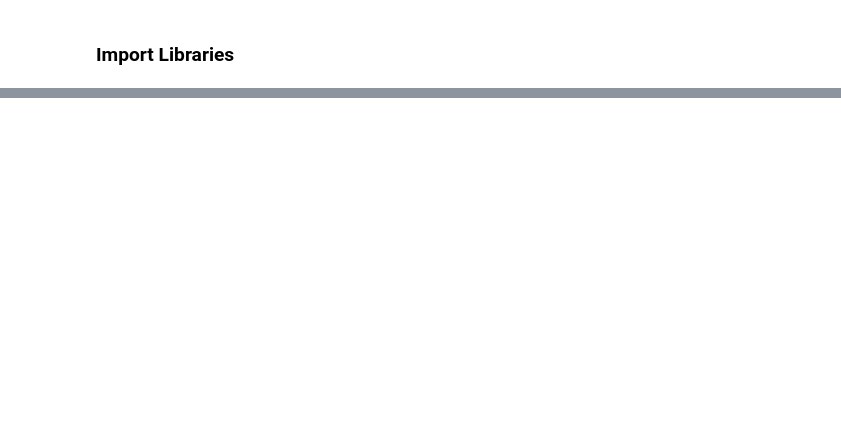
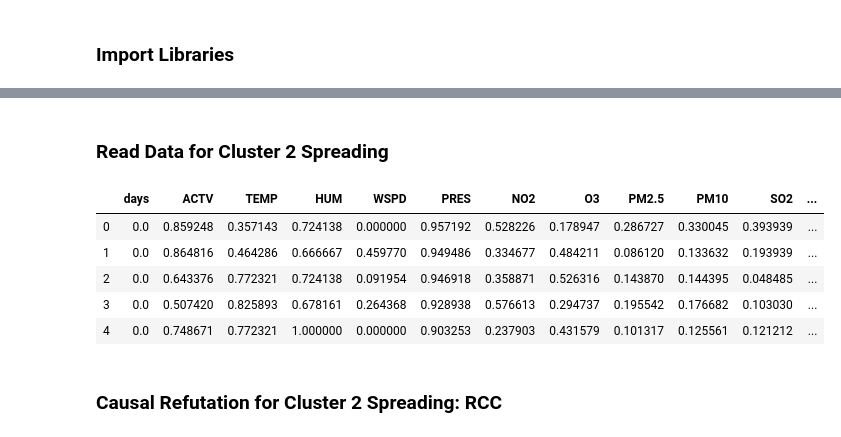
Before and after one commit to ritvik-iyer/EnvCausal-replication, a Jupyter notebook: scripts/causal_refutation.ipynb, the cells around one changed output, grey strips where cells are left out. Cells and saved outputs as stored; diff of their text form; code cells hidden in the pictures; blank space fills up the shorter version.

```diff
--- a/scripts/causal_refutation.ipynb
+++ b/scripts/causal_refutation.ipynb
@@ -125,0 +475,26 @@ New effect:0.06756068743849529
+# %% [markdown]
+### Read Data for Cluster 2 Spreading
+# %%
+# Load the data and train the XGBoost models
+root = os.path.dirname(os.getcwd())
+data_dir = os.path.join(root, 'data')
+### Cluster 1 Overall ###
+c1_overall_path = os.path.join(data_dir, 'time_cluster_2_spread.csv')
+c1_overall = pd.read_csv(c1_overall_path)
+all_vars = ['days', 'ACTV', 'TEMP', 'HUM', 'WSPD', 'PRES', 'NO2', 'O3', 'PM2.5', 'PM10', 'SO2', 'CO', 'Case']
+cluster1_df = c1_overall[all_vars]
+# Normalize the data
+scaler = MinMaxScaler()
+normalized = scaler.fit_transform(cluster1_df.values)
+cluster1_df_norm = pd.DataFrame(normalized)
+cluster1_df_norm.columns = cluster1_df.columns
+cluster1_df_norm.head()
+# %% [output]
+|  | days | ACTV | TEMP | HUM | WSPD | PRES | NO2 | O3 | PM2.5 | PM10 | SO2 | ... |
+| 0 | 0.0 | 0.859248 | 0.357143 | 0.724138 | 0.000000 | 0.957192 | 0.528226 | 0.178947 | 0.286727 | 0.330045 | 0.393939 | ... |
+| 1 | 0.0 | 0.864816 | 0.464286 | 0.666667 | 0.459770 | 0.949486 | 0.334677 | 0.484211 | 0.086120 | 0.133632 | 0.193939 | ... |
+| 2 | 0.0 | 0.643376 | 0.772321 | 0.724138 | 0.091954 | 0.946918 | 0.358871 | 0.526316 | 0.143870 | 0.144395 | 0.048485 | ... |
+| 3 | 0.0 | 0.507420 | 0.825893 | 0.678161 | 0.264368 | 0.928938 | 0.576613 | 0.294737 | 0.195542 | 0.176682 | 0.103030 | ... |
+| 4 | 0.0 | 0.748671 | 0.772321 | 1.000000 | 0.000000 | 0.903253 | 0.237903 | 0.431579 | 0.101317 | 0.125561 | 0.121212 | ... |
+# %% [markdown]
+### Causal Refutation for Cluster 2 Spreading: RCC
```
Also changed, not shown: parts of 54 cells of this notebook, 2 other files.
